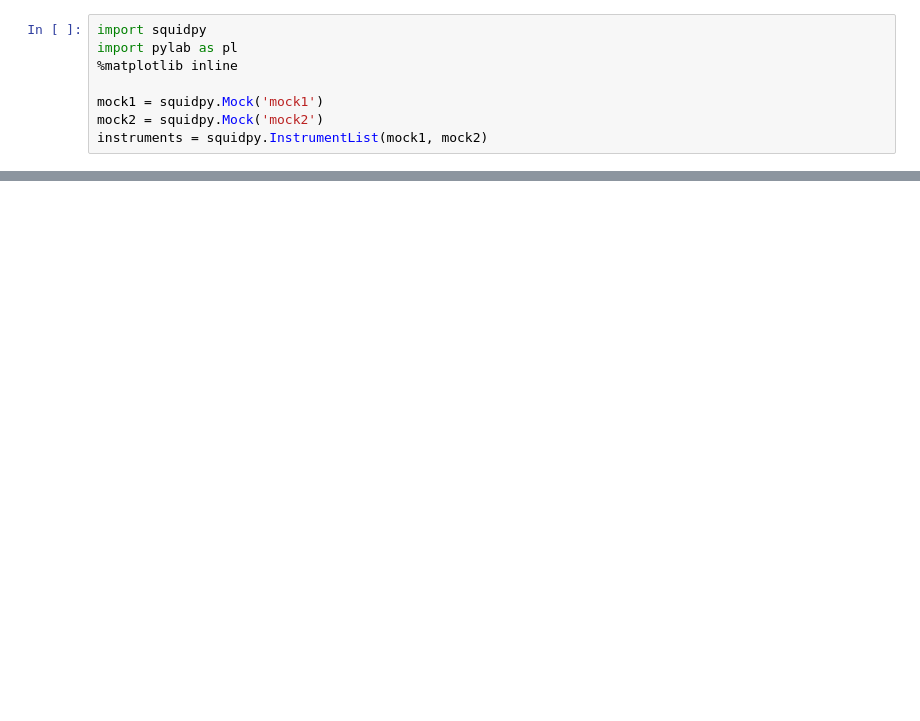
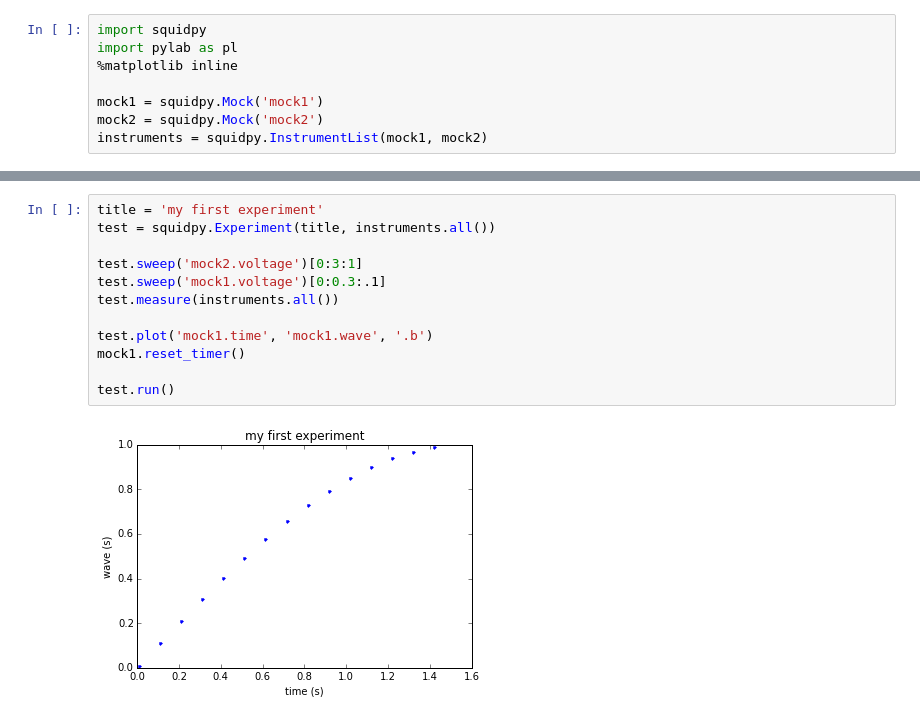
Before and after one commit to guenp/squidpy, a Jupyter notebook: examples/Experiment.ipynb, the cells around one changed output, grey strips where cells are left out. Cells and saved outputs as stored; diff of their text form; blank space fills up the shorter version.

Commit message:
nested sweep support

```diff
--- a/examples/Experiment.ipynb
+++ b/examples/Experiment.ipynb
@@ -15,3 +15,17 @@ Instrument list
+# %%
+title = 'my first experiment'
+test = squidpy.Experiment(title, instruments.all())
+
+test.sweep('mock2.voltage')[0:3:1]
+test.sweep('mock1.voltage')[0:0.3:.1]
+test.measure(instruments.all())
+
+test.plot('mock1.time', 'mock1.wave', '.b')
+mock1.reset_timer()
+
+test.run()
+# %% [output]
+[figure, added]
 # %%
 title = 'my first experiment'
 test = squidpy.Experiment(title, instruments.all())
```
Also changed, not shown: parts of 4 cells of this notebook, 5 other files.
